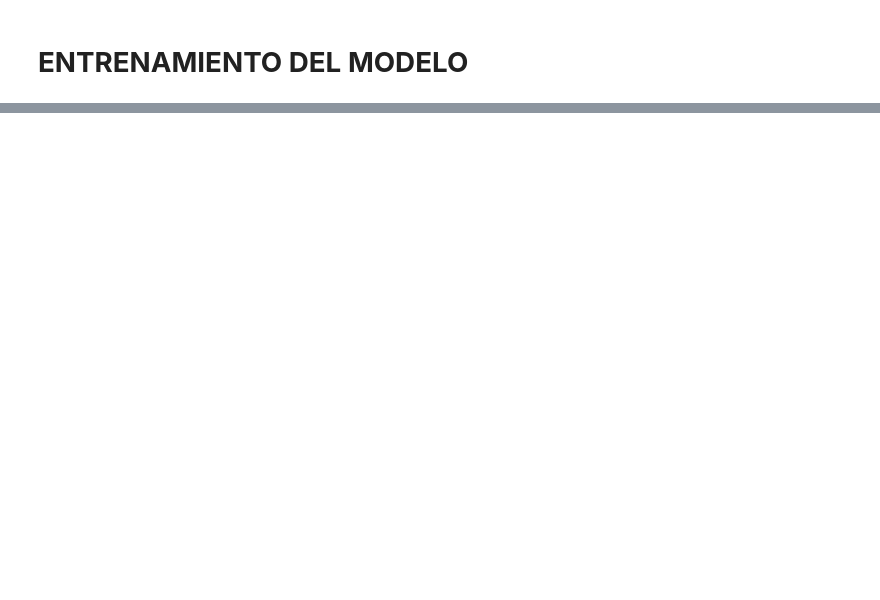
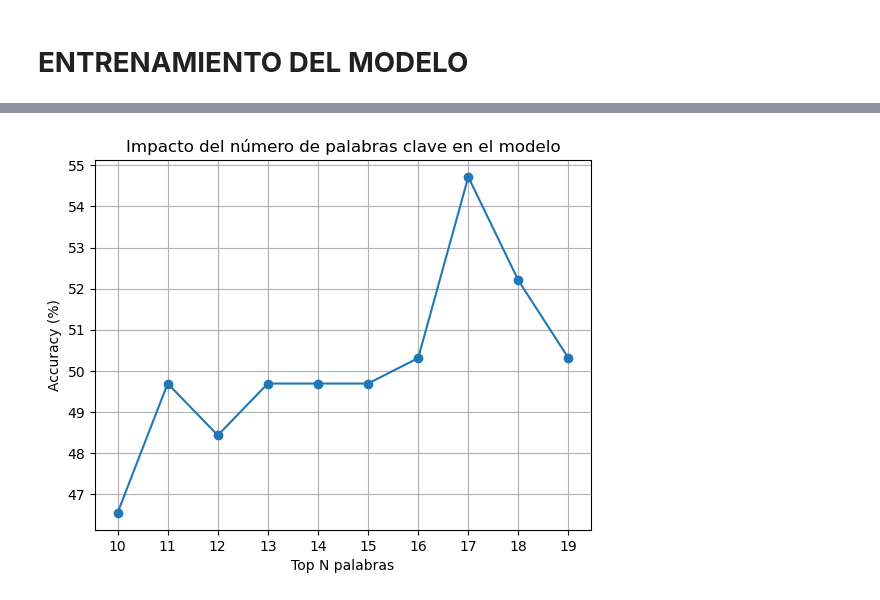
Before and after one commit to tecoloniso/amazonReviews, a Jupyter notebook: completo.ipynb, the cells around one changed output, grey strips where cells are left out. Cells and saved outputs as stored; diff of their text form; code cells hidden in the pictures; blank space fills up the shorter version.

```diff
--- a/completo.ipynb
+++ b/completo.ipynb
@@ -208,5 +165,5 @@ print(data_procesada)
 # %%
-reseñas = data_procesada["review_preprocesada"].astype(str).fillna("")
+# reseñas = reseñas_filtradas.astype(str).fillna("")
 # reseñas = data['review'].astype(str).fillna("")
 
 # Vectorización BoW
@@ -219,6 +176,6 @@ def tif(reseñas):
     vectorizer = TfidfVectorizer(ngram_range=(1,2),max_features=5000)
     return vectorizer.fit_transform(reseñas)
 
-#X = bow(reseñas)
-X = tif(reseñas)
-y = data['stars']
+# X = bow(reseñas)
+# X = tif(reseñas)
+# y = data['stars']
@@ -240,3 +182,6 @@ y_val = data.loc[indices_val, 'stars']
+# %%
+X_val = vectorizer.transform(X_val)
+X_test = vectorizer.transform(X_test)
 # %%
 
 # # Vectorización con Bag of Words
@@ -570,0 +493,62 @@ plt.show()
+# %%
+lista_acc = []
+
+def limpiar_texto(texto):
+    return texto.lower()
+
+for i in range(10,20):
+
+    data = pd.read_csv("reviews_cascos_gaming.csv",sep=';', encoding="utf-8")
+
+    top = i
+
+    # Cargar datos
+    reseñas = data['review'].astype(str).fillna("").apply(limpiar_texto)
+
+    # Vectorización con BoW
+    vectorizer = CountVectorizer()
+    X = reseñas
+    y = data['stars']
+
+    # Dividir en entrenamiento, validación y prueba
+    X_train_val, X_test, Y_train_val, Y_test = train_test_split(X, y, test_size=0.2, random_state=12)
+    X_train, X_val, Y_train, Y_val = train_test_split(X_train_val, Y_train_val, test_size=0.5, random_state=12)
+
+    X_train = vectorizer.fit_transform(X_train)
+
+    # Entrenar el modelo de Regresión Logística
+    modelo_lr = LogisticRegression(random_state=12, class_weight="balanced", C=1, max_iter=1000)
+    modelo_lr.fit(X_train, Y_train)
+
+    # Obtener coeficientes de importancia
+    coeficientes = np.abs(modelo_lr.coef_).mean(axis=0)  # Promedio de coeficientes en todas las clases
+
+    # Obtener vocabulario
+    vocabulario = np.array(vectorizer.get_feature_names_out())
+
+    # Seleccionar las Top N palabras con más peso en el modelo
+    top_indices = np.argsort(coeficientes)[-top:]  # Índices de las palabras más influyentes
+    palabras_clave = set(vocabulario[top_indices])  # Convertir a conjunto para búsqueda rápida
+
+
+    # Aplicar la función a las reseñas de validación
+    # reseñas_val = data.loc[X_val.indices, 'review'].astype(str).fillna("")
+    X_val = X_val.apply(lambda x: filtrar_reseña(x, palabras_clave))
+
+    # data.loc[X_val.indices, 'review_filtrada'] = reseñas_filtradas
+
+
+    X_val = vectorizer.transform(X_val)
+    X_test = vectorizer.transform(X_test)
+
+    lista_acc.append(entrenar_modelo(X_val,X_test,Y_val,Y_test))
+
+# Graficar los resultados
+plt.plot(range(10, 20), lista_acc, marker='o')
+plt.xlabel('Top N palabras')
+plt.ylabel('Accuracy (%)')
+plt.title('Impacto del número de palabras clave en el modelo')
+plt.xticks(range(10, 20))
+plt.grid(True)
+plt.show()
+# %% [output]
@@ -570,0 +572 @@ plt.show()
+[figure, added]
```
Also changed, not shown: parts of 12 cells of this notebook.
